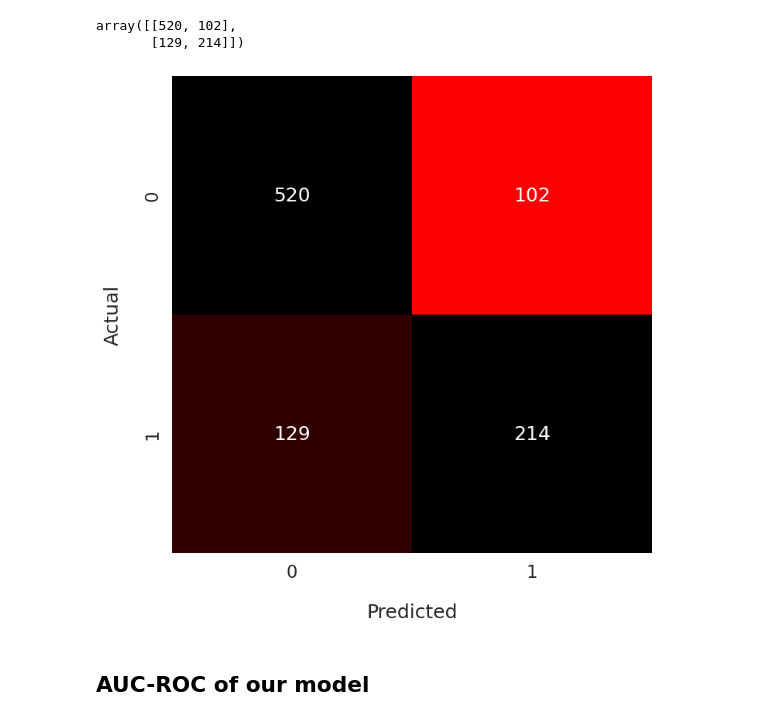
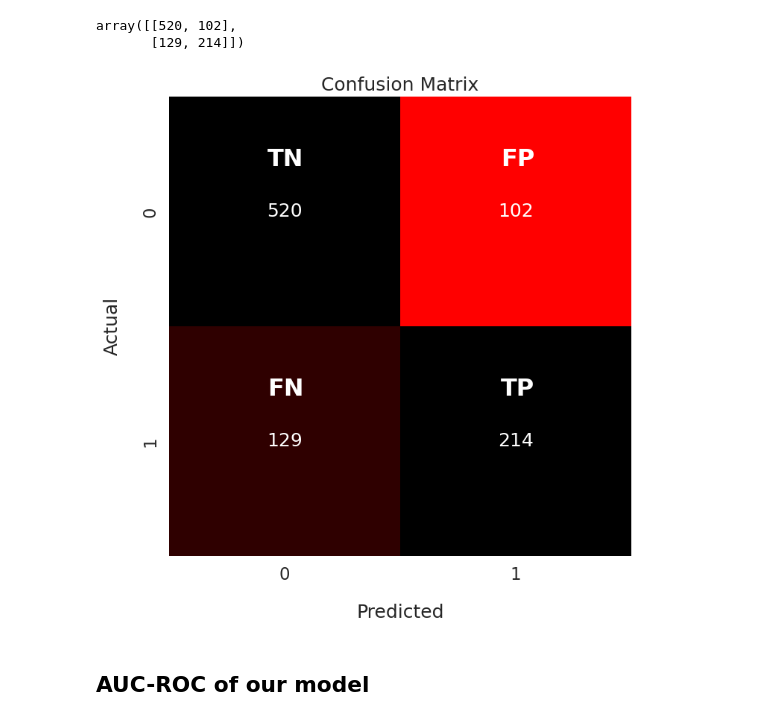
Before and after one commit to ZacharySoo01/I310D_FinalProject, a Jupyter notebook: I310D_FinalProject.ipynb, the cells around one changed output. Cells and saved outputs as stored; diff of their text form; code cells hidden in the pictures.

Commit message:
Modified the confusion matrix to have TP, TN, FP, FN present on visualization

```diff
--- a/I310D_FinalProject.ipynb
+++ b/I310D_FinalProject.ipynb
@@ -620,24 +618,32 @@ array([[520, 102],
 # %%
 import matplotlib.pyplot as plt
 import seaborn as sns
 
 plt.figure(figsize=(8,8))
 sns.set(font_scale = 1.5)
 
 ax = sns.heatmap(
     conf_matrix,
     annot=True,
     fmt='d',
     cbar=False,
     cmap='flag',
     vmax=175
 )
 
 ax.set_xlabel("Predicted", labelpad=20)
 ax.set_ylabel("Actual", labelpad=20)
+plt.text(.425, 0.3, 'TN', fontsize = 23, color="white", weight = 'bold')
+plt.text(1.435, 0.3, 'FP', fontsize = 23, color="white", weight = 'bold')
+plt.text(.425, 1.3, 'FN', fontsize = 23, color="white", weight = 'bold')
+plt.text(1.435, 1.3, 'TP', fontsize = 23, color="white", weight = 'bold')
+
+
+
+plt.title("Confusion Matrix")
 plt.show()
 # %% [output]
-[figure, old version]
+[figure, new version]
 # %% [markdown]
 ## AUC-ROC of our model
 # %%
```
Also changed, not shown: parts of 4 cells of this notebook.
